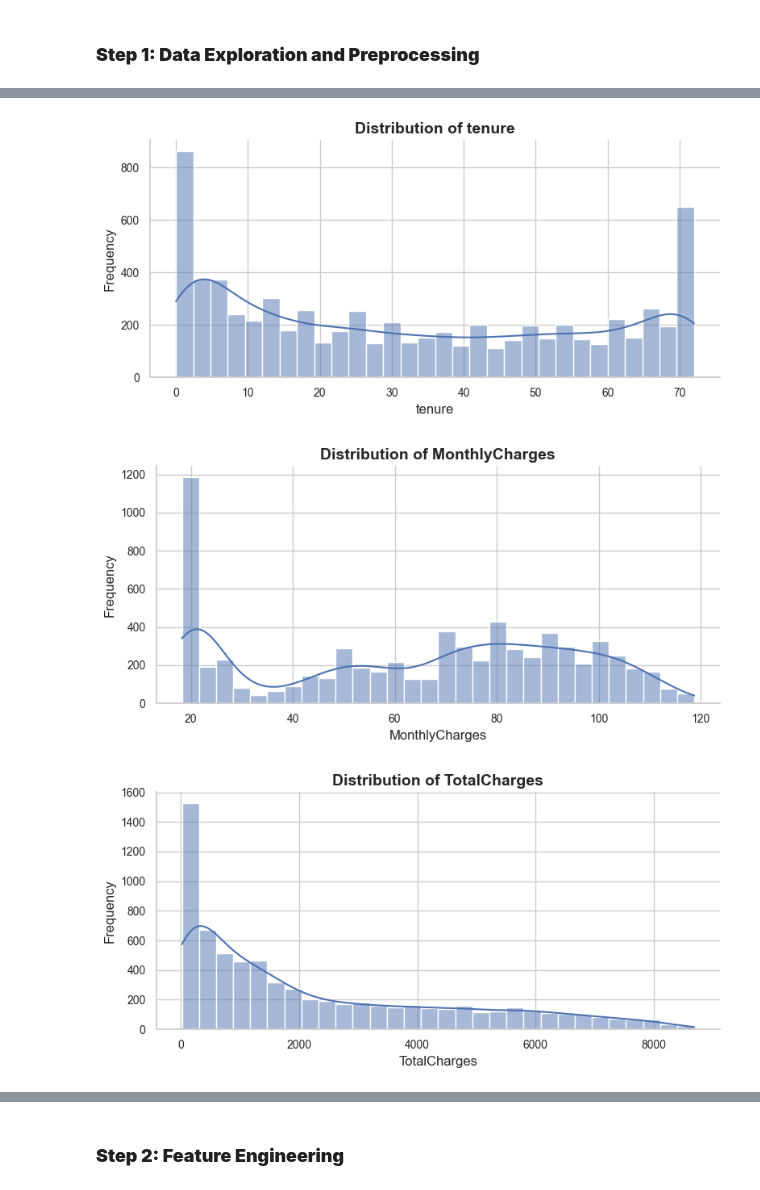
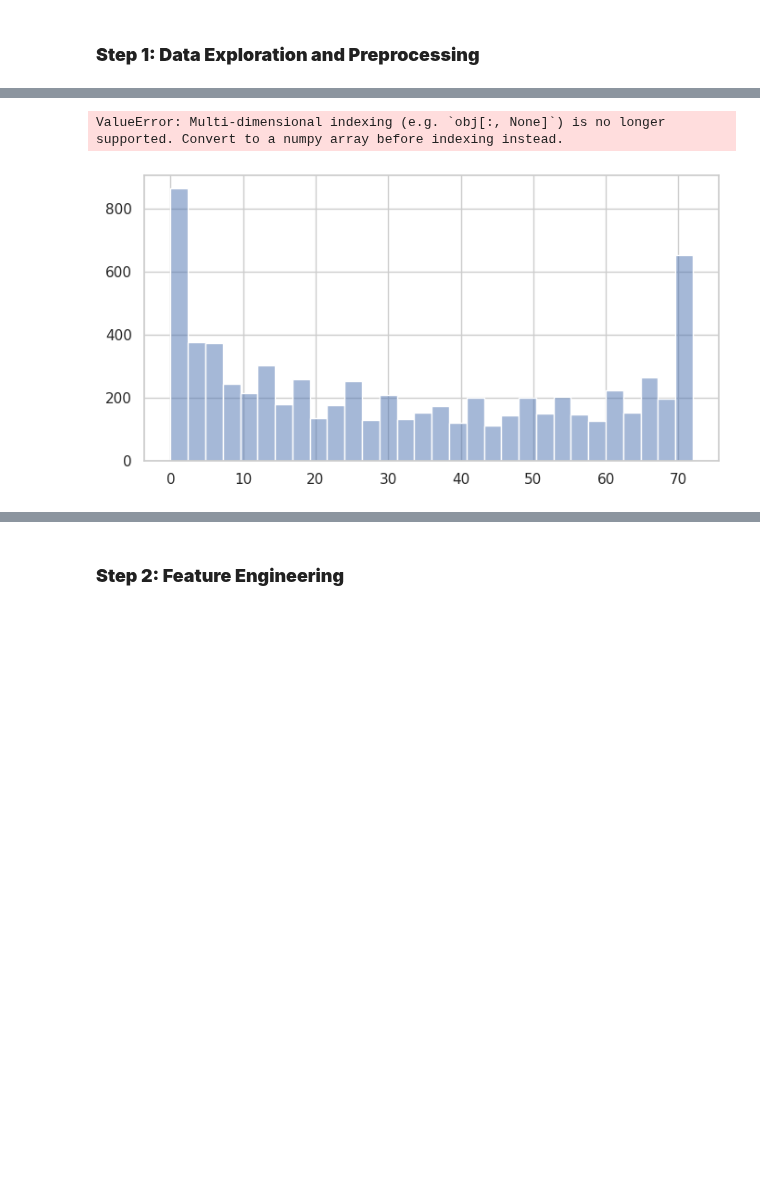
Before and after one commit to kingmolnar/DataScienceProgramming, a Jupyter notebook: 13-Case-Study/Customer_Churn_Prediction_Model.ipynb, the cells around one changed output, grey strips where cells are left out. Cells and saved outputs as stored; diff of their text form; code cells hidden in the pictures; blank space fills up the shorter version.

```diff
--- a/13-Case-Study/Customer_Churn_Prediction_Model.ipynb
+++ b/13-Case-Study/Customer_Churn_Prediction_Model.ipynb
@@ -149,21 +151,20 @@ plt.show()
 # %%
 # Distribution of Key Numerical Variables
-numerical_cols = ['tenure', 'MonthlyCharges', 'TotalCharges']
+numerical_cols = ['Tenure Months', 'Monthly Charges', 'Total Charges']
 
 for col in numerical_cols:
     plt.figure(figsize=(8, 4))
-    sns.histplot(df[col], bins=30, kde=True, palette="Set1")  # Changed data to df
+    sns.histplot(data=df, x=col, bins=30, kde=True, palette="Set1")  # Changed data to df
     plt.title(f'Distribution of {col}', fontsize=14, fontweight='bold')
     plt.xlabel(col, fontsize=12)
     plt.ylabel('Frequency', fontsize=12)
     plt.xticks(fontsize=10)
     plt.yticks(fontsize=10)
     plt.tight_layout()
     sns.despine()
     plt.show()
 # %% [output]
+ValueError: Multi-dimensional indexing (e.g. `obj[:, None]`) is no longer supported. Convert to a numpy array before indexing instead.
-[figure, old version]
+[figure, new version]
-[figure, removed]
-[figure, removed]
 # %%
 # Distribution of Key Categorical Variables
```
Also changed, not shown: parts of 23 cells of this notebook, 8 other files.
